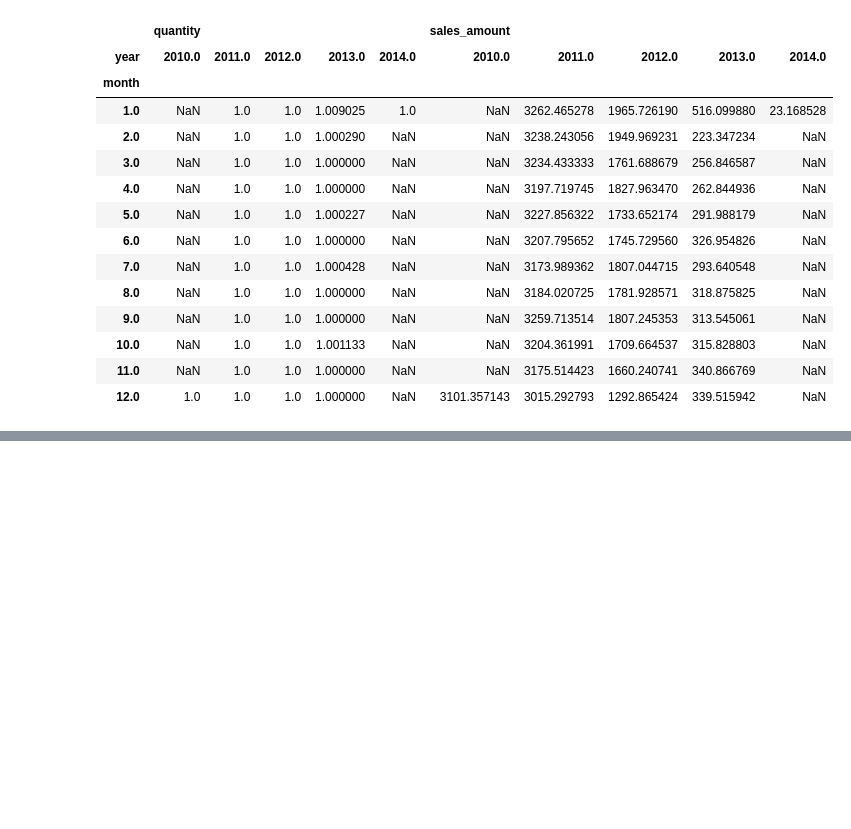
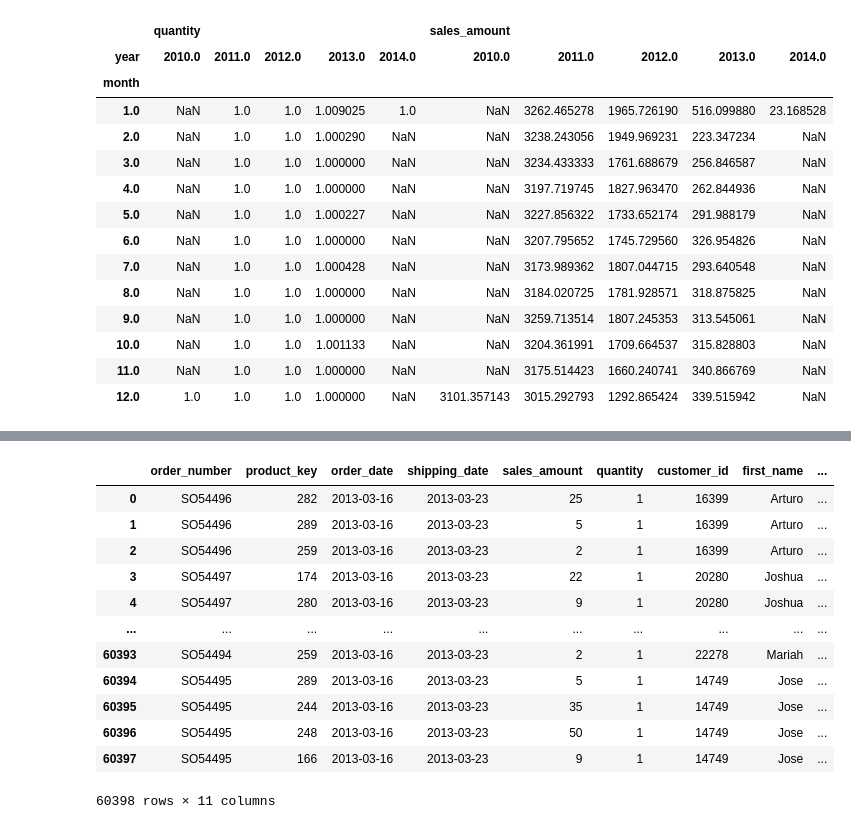
Before and after one commit to datasciencekibaatein/Machine-Learning-Batches, a Jupyter notebook: MachineLearning71/pandas/pandas-lecture.ipynb, the cells around one changed output, grey strips where cells are left out. Saved outputs shown, nothing was run; the diff lists cells and outputs as text; code cells hidden in the pictures; blank space fills up the shorter version.

```diff
--- a/MachineLearning71/pandas/pandas-lecture.ipynb
+++ b/MachineLearning71/pandas/pandas-lecture.ipynb
@@ -464,0 +505,6 @@ df.pivot_table(index="month",columns='year',values=["sales_amount","quantity"])
+# %%
+fact = pd.read_csv("fact_sales.csv")
+customers = pd.read_csv("dim_customers.csv")
+products = pd.read_csv("dim_products.csv")
+# %%
+data = pd.merge(fact,customers,how="inner",on="customer_key")[["order_number","product_key","order_date","shipping_date","sales_amount","quantity","customer_id","first_name","country","marital_status","gender"]]
@@ -464,0 +514,16 @@ df.pivot_table(index="month",columns='year',values=["sales_amount","quantity"])
+# %%
+data
+# %% [output]
+|  | order_number | product_key | order_date | shipping_date | sales_amount | quantity | customer_id | first_name | ... |
+| 0 | SO54496 | 282 | 2013-03-16 | 2013-03-23 | 25 | 1 | 16399 | Arturo | ... |
+| 1 | SO54496 | 289 | 2013-03-16 | 2013-03-23 | 5 | 1 | 16399 | Arturo | ... |
+| 2 | SO54496 | 259 | 2013-03-16 | 2013-03-23 | 2 | 1 | 16399 | Arturo | ... |
+| 3 | SO54497 | 174 | 2013-03-16 | 2013-03-23 | 22 | 1 | 20280 | Joshua | ... |
+| 4 | SO54497 | 280 | 2013-03-16 | 2013-03-23 | 9 | 1 | 20280 | Joshua | ... |
+| ... | ... | ... | ... | ... | ... | ... | ... | ... | ... |
+| 60393 | SO54494 | 259 | 2013-03-16 | 2013-03-23 | 2 | 1 | 22278 | Mariah | ... |
+| 60394 | SO54495 | 289 | 2013-03-16 | 2013-03-23 | 5 | 1 | 14749 | Jose | ... |
+| 60395 | SO54495 | 244 | 2013-03-16 | 2013-03-23 | 35 | 1 | 14749 | Jose | ... |
+| 60396 | SO54495 | 248 | 2013-03-16 | 2013-03-23 | 50 | 1 | 14749 | Jose | ... |
+| 60397 | SO54495 | 166 | 2013-03-16 | 2013-03-23 | 9 | 1 | 14749 | Jose | ... |
+60398 rows × 11 columns
```
Also changed, not shown: parts of 18 cells of this notebook, 2 other files.
